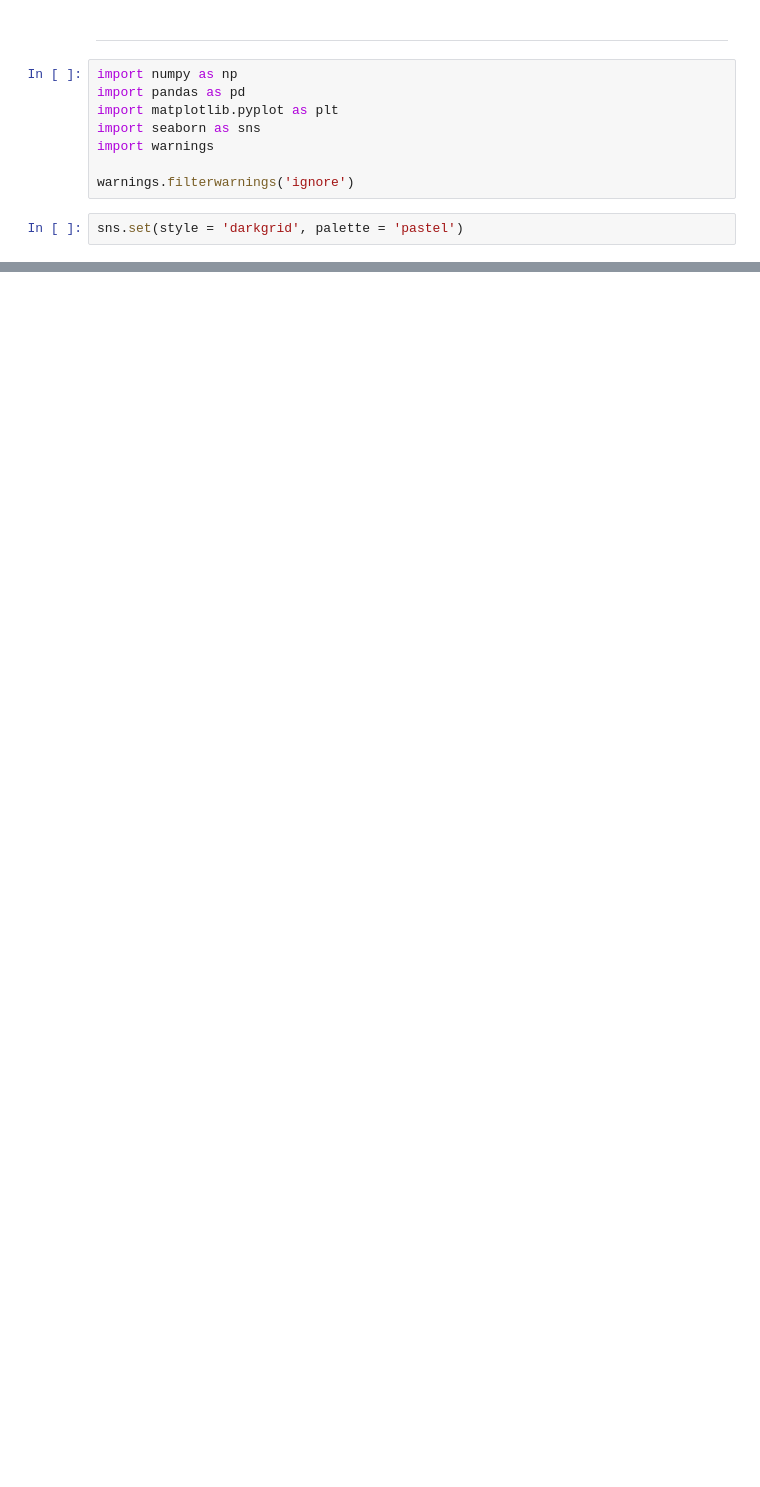
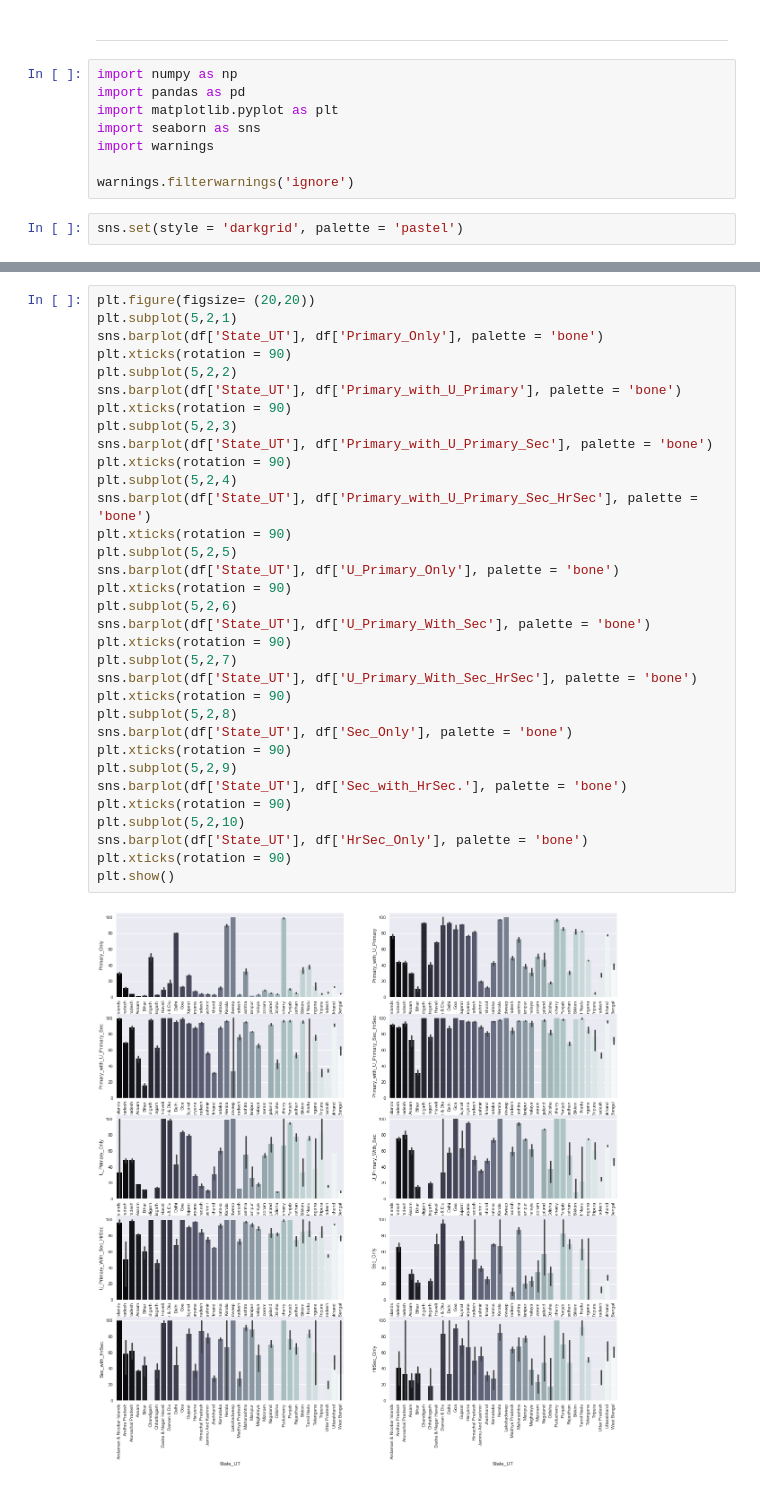
Before and after one commit to hashbanger/Data_Capstone_Mini_Projects, a Jupyter notebook: Indian School Analysis/3. Analysis Notebooks/SchoolComputers.ipynb, the cells around one changed output, grey strips where cells are left out. Drawn from its saved outputs; the diff is of its cells as text; blank space fills up the shorter version.

```diff
--- a/Indian School Analysis/3. Analysis Notebooks/SchoolComputers.ipynb
+++ b/Indian School Analysis/3. Analysis Notebooks/SchoolComputers.ipynb
@@ -31,0 +72,35 @@ df.head(10)
+# %%
+plt.figure(figsize= (20,20))
+plt.subplot(5,2,1)
+sns.barplot(df['State_UT'], df['Primary_Only'], palette = 'bone')
+plt.xticks(rotation = 90)
+plt.subplot(5,2,2)
+sns.barplot(df['State_UT'], df['Primary_with_U_Primary'], palette = 'bone')
+plt.xticks(rotation = 90)
+plt.subplot(5,2,3)
+sns.barplot(df['State_UT'], df['Primary_with_U_Primary_Sec'], palette = 'bone')
+plt.xticks(rotation = 90)
+plt.subplot(5,2,4)
+sns.barplot(df['State_UT'], df['Primary_with_U_Primary_Sec_HrSec'], palette = 'bone')
+plt.xticks(rotation = 90)
+plt.subplot(5,2,5)
+sns.barplot(df['State_UT'], df['U_Primary_Only'], palette = 'bone')
+plt.xticks(rotation = 90)
+plt.subplot(5,2,6)
+sns.barplot(df['State_UT'], df['U_Primary_With_Sec'], palette = 'bone')
+plt.xticks(rotation = 90)
+plt.subplot(5,2,7)
+sns.barplot(df['State_UT'], df['U_Primary_With_Sec_HrSec'], palette = 'bone')
+plt.xticks(rotation = 90)
+plt.subplot(5,2,8)
+sns.barplot(df['State_UT'], df['Sec_Only'], palette = 'bone')
+plt.xticks(rotation = 90)
+plt.subplot(5,2,9)
+sns.barplot(df['State_UT'], df['Sec_with_HrSec.'], palette = 'bone')
+plt.xticks(rotation = 90)
+plt.subplot(5,2,10)
+sns.barplot(df['State_UT'], df['HrSec_Only'], palette = 'bone')
+plt.xticks(rotation = 90)
+plt.show()
+# %% [output]
+[figure, added]
```
Also changed, not shown: parts of 11 cells of this notebook.
